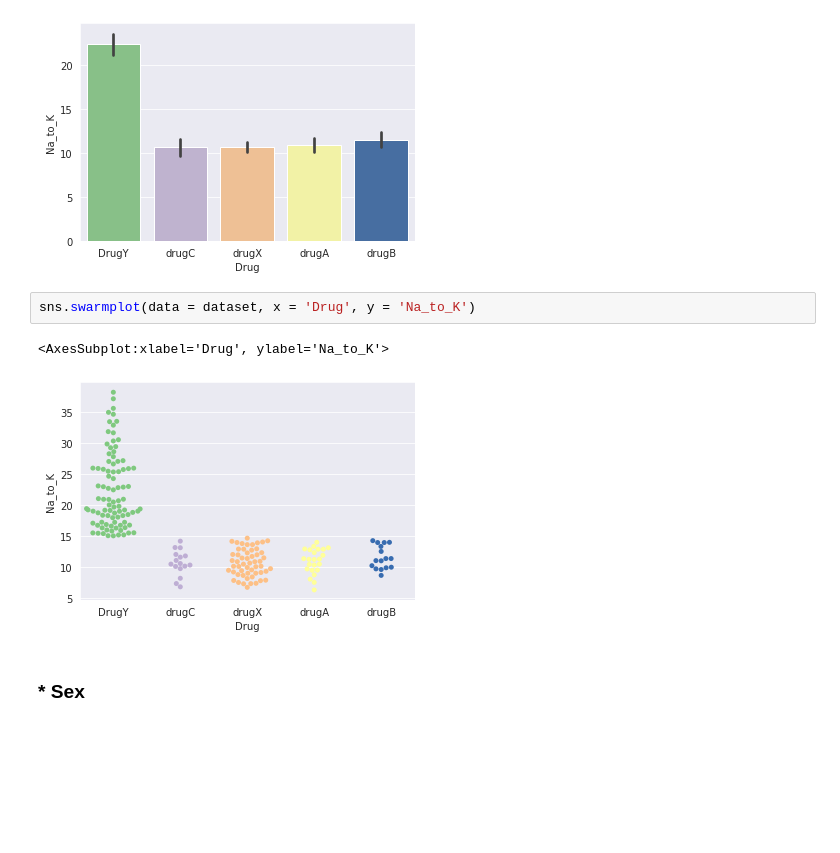
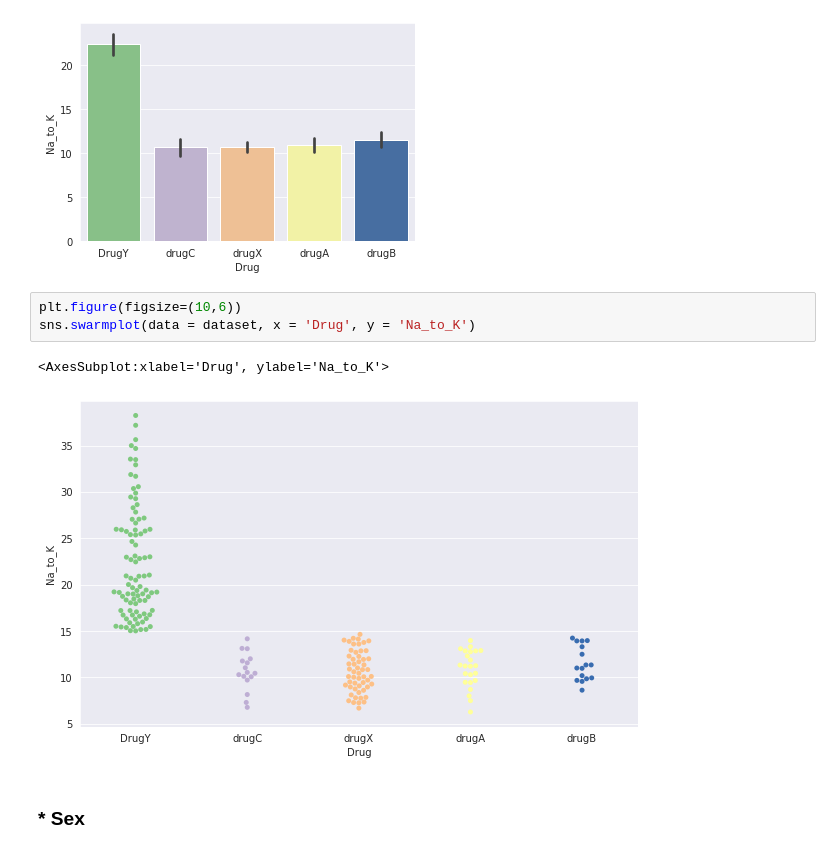
Before and after one commit to EhsanMrh/Drug-Classification, a Jupyter notebook: Project.ipynb, the cells around one changed output. Drawn from its saved outputs; the diff is of its cells as text; blank space fills up the shorter version.

```diff
--- a/Project.ipynb
+++ b/Project.ipynb
@@ -82,10 +81,11 @@ sns.barplot(data = dataset, x = 'Drug', y = 'Na_to_K')
 <AxesSubplot:xlabel='Drug', ylabel='Na_to_K'>
 [figure]
 # %%
+plt.figure(figsize=(10,6))
 sns.swarmplot(data = dataset, x = 'Drug', y = 'Na_to_K')
 # %% [output]
 <AxesSubplot:xlabel='Drug', ylabel='Na_to_K'>
-[figure, old version]
+[figure, new version]
 # %% [markdown]
 ### * Sex
 # %%
```
Also changed, not shown: parts of 1 cell of this notebook.
